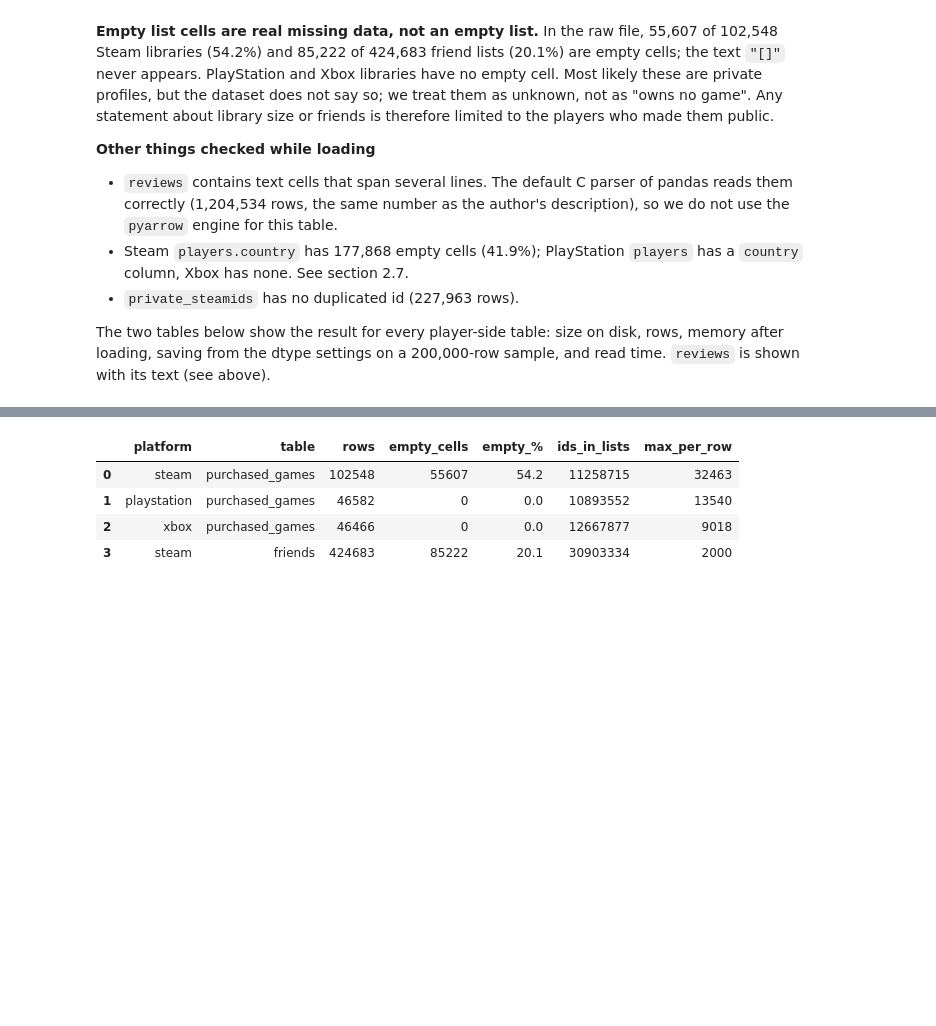
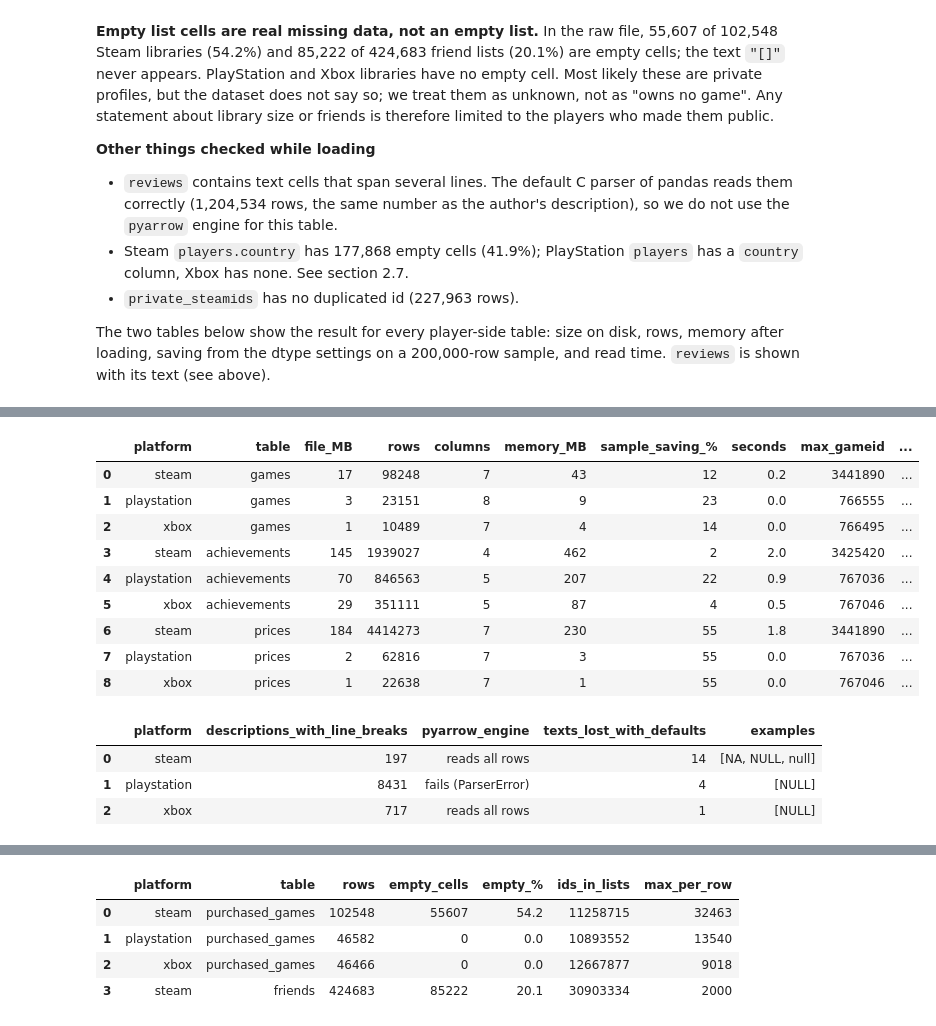
Before and after one commit to minhnguyen1210/Gaming-Profiles, a Jupyter notebook: notebooks/01_collection_exploration.ipynb, the cells around one changed output, grey strips where cells are left out. Saved outputs shown, nothing was run; the diff lists cells and outputs as text; code cells hidden in the pictures; blank space fills up the shorter version.

```diff
--- a/notebooks/01_collection_exploration.ipynb
+++ b/notebooks/01_collection_exploration.ipynb
@@ -273,2 +298,75 @@ from the dtype settings on a 200,000-row sample, and read time. `reviews` is sho
 # %%
-# Game side: games, achievements, prices (owner: TODO)
+# Game side: games, achievements, prices (owner: minhnguyen1210)
+import gc
+import time
+
+from src.data_loading import GAME_SIDE_TABLES, load_game_table, table_path
+
+SAMPLE_ROWS = 200_000  # same sample size as the player-side comparison below
+
+records = []
+for platform, name in GAME_SIDE_TABLES:
+    # Memory saved by GAME_READ_ARGS: the same first rows read with pandas defaults and with our settings
+    default_mb = load_table(platform, name, nrows=SAMPLE_ROWS).memory_usage(deep=True).sum() / 1e6
+    tuned_mb = load_game_table(platform, name, nrows=SAMPLE_ROWS).memory_usage(deep=True).sum() / 1e6
+
+    start = time.perf_counter()
+    df = load_game_table(platform, name)  # the full table, one at a time
+    seconds = time.perf_counter() - start
+    records.append({
+        "platform": platform, "table": name,
+        "file_MB": round(table_path(platform, name).stat().st_size / 1e6),
+        "rows": len(df), "columns": df.shape[1],
+        "memory_MB": round(df.memory_usage(deep=True).sum() / 1e6),
+        "sample_saving_%": round(100 * (1 - tuned_mb / default_mb)),
+        "seconds": round(seconds, 1),
+        "max_gameid": int(df["gameid"].max()),  # must stay below 2,147,483,647 to fit int32
+        "unparsed_dates": int(df.select_dtypes("datetime").isna().sum().sum()),
+    })
+    del df
+    gc.collect()
+
+game_loading_summary = pd.DataFrame(records)
+game_loading_summary
+# %% [output]
+|  | platform | table | file_MB | rows | columns | memory_MB | sample_saving_% | seconds | max_gameid | ... |
+| 0 | steam | games | 17 | 98248 | 7 | 43 | 12 | 0.2 | 3441890 | ... |
+| 1 | playstation | games | 3 | 23151 | 8 | 9 | 23 | 0.0 | 766555 | ... |
+| 2 | xbox | games | 1 | 10489 | 7 | 4 | 14 | 0.0 | 766495 | ... |
+| 3 | steam | achievements | 145 | 1939027 | 4 | 462 | 2 | 2.0 | 3425420 | ... |
+| 4 | playstation | achievements | 70 | 846563 | 5 | 207 | 22 | 0.9 | 767036 | ... |
+| 5 | xbox | achievements | 29 | 351111 | 5 | 87 | 4 | 0.5 | 767046 | ... |
+| 6 | steam | prices | 184 | 4414273 | 7 | 230 | 55 | 1.8 | 3441890 | ... |
+| 7 | playstation | prices | 2 | 62816 | 7 | 3 | 55 | 0.0 | 767036 | ... |
+| 8 | xbox | prices | 1 | 22638 | 7 | 1 | 55 | 0.0 | 767046 | ... |
+# %%
+# Achievements: which parser engine works, and which texts pandas would silently turn into NaN
+engine_checks = []
+for platform in PLATFORMS:
+    achievements = load_game_table(platform, "achievements")
+    texts = achievements[["title", "description"]]
+
+    # The pyarrow engine is faster, but it cannot read quoted cells that contain line breaks
+    try:
+        n_rows = len(pd.read_csv(table_path(platform, "achievements"), engine="pyarrow"))
+        pyarrow_result = "reads all rows" if n_rows == len(achievements) else f"reads {n_rows:,} rows instead of {len(achievements):,}"
+    except Exception as error:
+        pyarrow_result = f"fails ({type(error).__name__})"
+
+    # With pandas defaults, text such as "NA" or "NULL" becomes NaN although it is a real achievement title
+    default_texts = load_table(platform, "achievements", usecols=["title", "description"])
+    lost = default_texts.isna() & texts.notna()
+    engine_checks.append({
+        "platform": platform,
+        "descriptions_with_line_breaks": int(texts["description"].str.contains("\n", na=False).sum()),
+        "pyarrow_engine": pyarrow_result,
+        "texts_lost_with_defaults": int(lost.sum().sum()),
+        "examples": sorted(set(texts["title"][lost["title"]]) | set(texts["description"][lost["description"]])),
+    })
+    del achievements, texts, default_texts
+pd.DataFrame(engine_checks)
+# %% [output]
+|  | platform | descriptions_with_line_breaks | pyarrow_engine | texts_lost_with_defaults | examples |
+| 0 | steam | 197 | reads all rows | 14 | [NA, NULL, null] |
+| 1 | playstation | 8431 | fails (ParserError) | 4 | [NULL] |
+| 2 | xbox | 717 | reads all rows | 1 | [NULL] |
```
Also changed, not shown: parts of 24 cells of this notebook, 4 other files.
